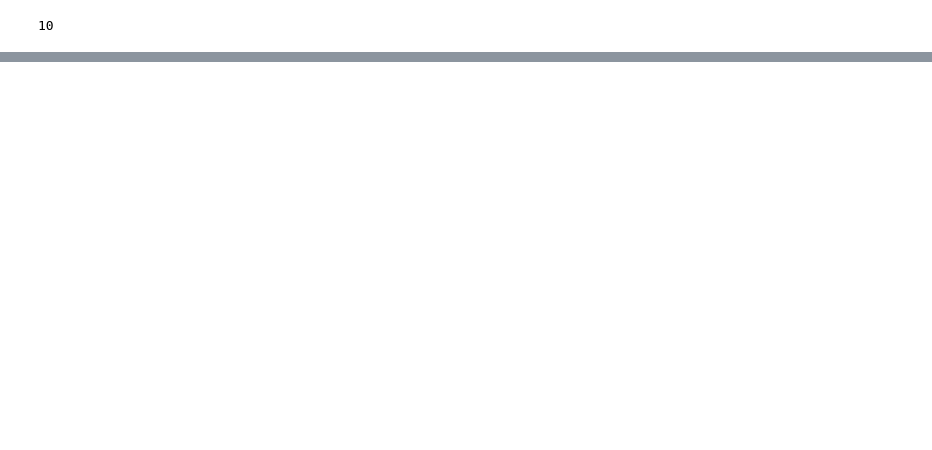
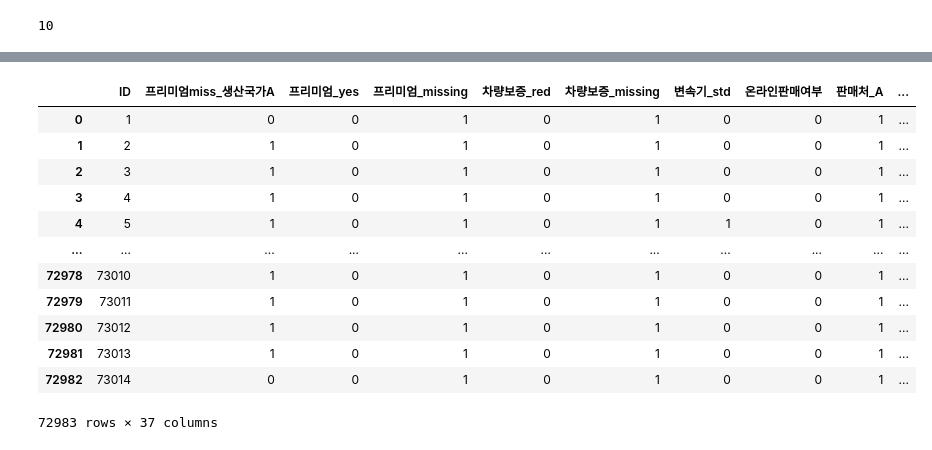
Before and after one commit to siwoolyyy/ml-data, a Jupyter notebook: lemon2.ipynb, the cells around one changed output, grey strips where cells are left out. Saved outputs shown, nothing was run; the diff lists cells and outputs as text; code cells hidden in the pictures; blank space fills up the shorter version.

```diff
--- a/lemon2.ipynb
+++ b/lemon2.ipynb
@@ -493,0 +633,18 @@ proba.min(), proba.max(), np.quantile(proba, [0.5, 0.9, 0.95, 0.99])
+# %%
+x_all = x_all.reset_index()
+
+x_all
+# %% [output]
+|  | ID | 프리미엄miss_생산국가A | 프리미엄_yes | 프리미엄_missing | 차량보증_red | 차량보증_missing | 변속기_std | 온라인판매여부 | 판매처_A | ... |
+| 0 | 1 | 0 | 0 | 1 | 0 | 1 | 0 | 0 | 1 | ... |
+| 1 | 2 | 1 | 0 | 1 | 0 | 1 | 0 | 0 | 1 | ... |
+| 2 | 3 | 1 | 0 | 1 | 0 | 1 | 0 | 0 | 1 | ... |
+| 3 | 4 | 1 | 0 | 1 | 0 | 1 | 0 | 0 | 1 | ... |
+| 4 | 5 | 1 | 0 | 1 | 0 | 1 | 1 | 0 | 1 | ... |
+| ... | ... | ... | ... | ... | ... | ... | ... | ... | ... | ... |
+| 72978 | 73010 | 1 | 0 | 1 | 0 | 1 | 0 | 0 | 1 | ... |
+| 72979 | 73011 | 1 | 0 | 1 | 0 | 1 | 0 | 0 | 1 | ... |
+| 72980 | 73012 | 1 | 0 | 1 | 0 | 1 | 0 | 0 | 1 | ... |
+| 72981 | 73013 | 1 | 0 | 1 | 0 | 1 | 0 | 0 | 1 | ... |
+| 72982 | 73014 | 0 | 0 | 1 | 0 | 1 | 0 | 0 | 1 | ... |
+72983 rows × 37 columns
```
Also changed, not shown: parts of 15 cells of this notebook, 1 other file.
